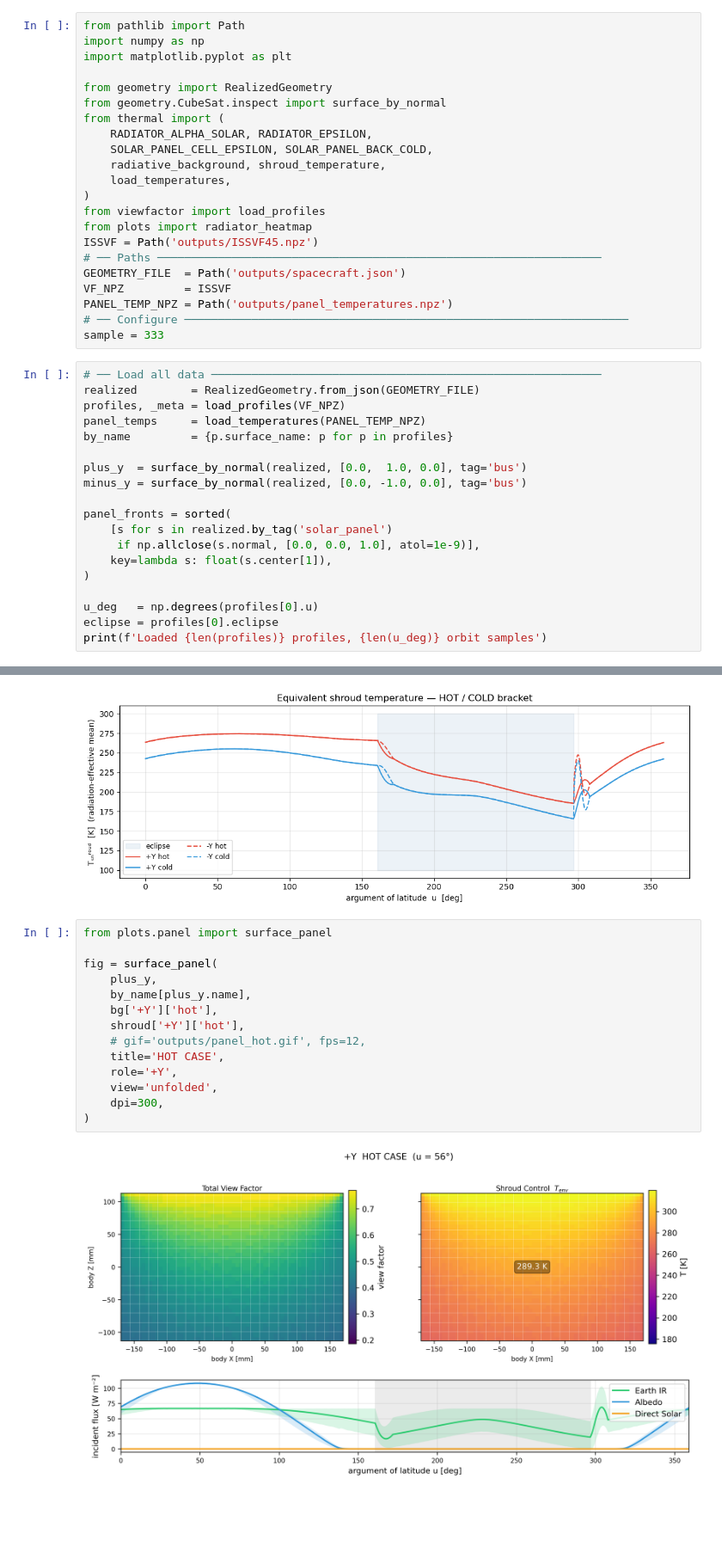
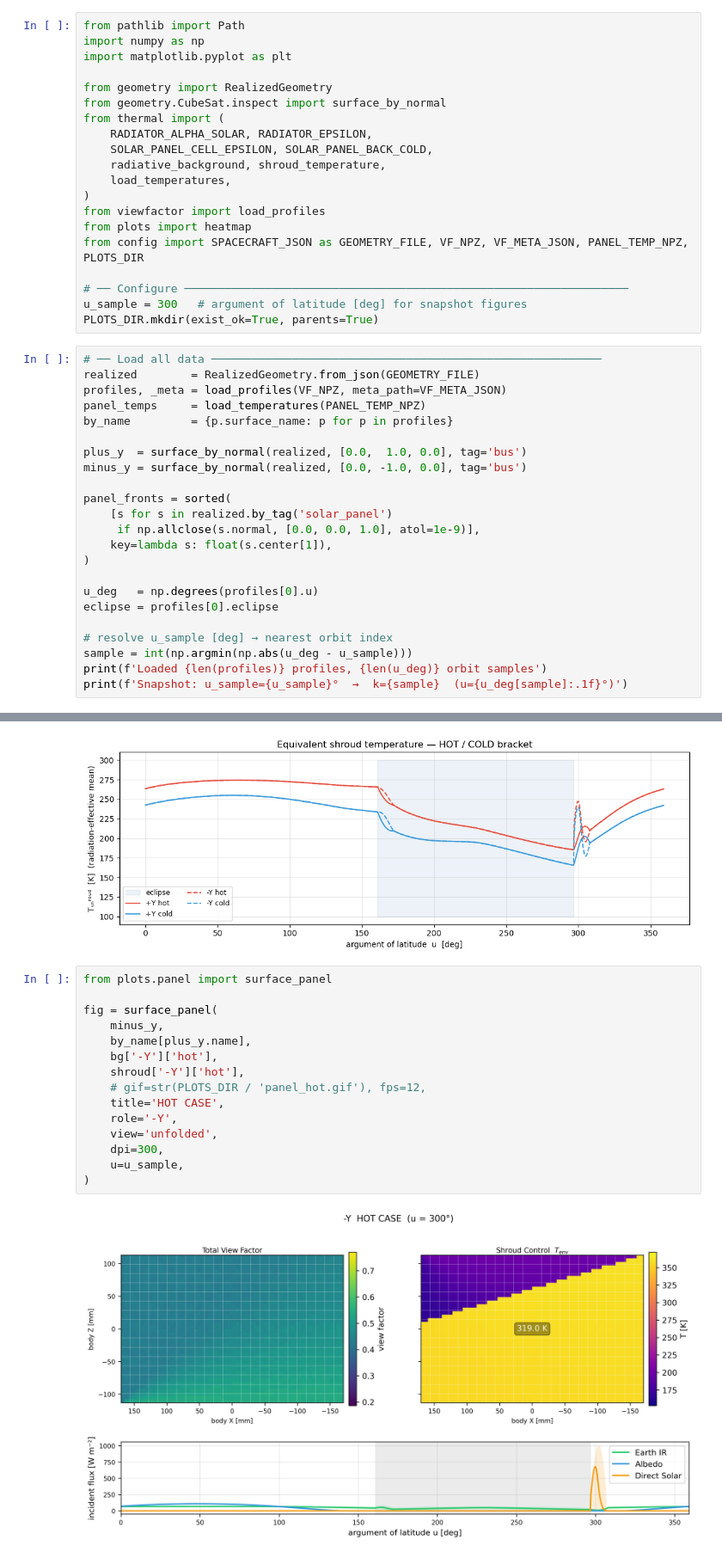
Before and after one commit to phi-a/GeometryPropagator, a Jupyter notebook: run_background.ipynb, the cells around one changed output, grey strips where cells are left out. Shown at 86% size. Drawn from its saved outputs; the diff is of its cells as text; blank space fills up the shorter version.

```diff
--- a/run_background.ipynb
+++ b/run_background.ipynb
@@ -18,18 +18,16 @@ from thermal import (
     load_temperatures,
 )
 from viewfactor import load_profiles
-from plots import radiator_heatmap
-ISSVF = Path('outputs/ISSVF45.npz')
-# ── Paths ──────────────────────────────────────────────────────────────────
-GEOMETRY_FILE  = Path('outputs/spacecraft.json')
-VF_NPZ         = ISSVF
-PANEL_TEMP_NPZ = Path('outputs/panel_temperatures.npz')
+from plots import heatmap
+from config import SPACECRAFT_JSON as GEOMETRY_FILE, VF_NPZ, VF_META_JSON, PANEL_TEMP_NPZ, PLOTS_DIR
+
 # ── Configure ──────────────────────────────────────────────────────────────────
-sample = 333
+u_sample = 300   # argument of latitude [deg] for snapshot figures
+PLOTS_DIR.mkdir(exist_ok=True, parents=True)
 # %%
 # ── Load all data ──────────────────────────────────────────────────────────
 realized        = RealizedGeometry.from_json(GEOMETRY_FILE)
-profiles, _meta = load_profiles(VF_NPZ)
+profiles, _meta = load_profiles(VF_NPZ, meta_path=VF_META_JSON)
 panel_temps     = load_temperatures(PANEL_TEMP_NPZ)
 by_name         = {p.surface_name: p for p in profiles}
 
@@ -44,6 +42,10 @@ panel_fronts = sorted(
 
 u_deg   = np.degrees(profiles[0].u)
 eclipse = profiles[0].eclipse
+
+# resolve u_sample [deg] → nearest orbit index
+sample = int(np.argmin(np.abs(u_deg - u_sample)))
 print(f'Loaded {len(profiles)} profiles, {len(u_deg)} orbit samples')
+print(f'Snapshot: u_sample={u_sample}°  →  k={sample}  (u={u_deg[sample]:.1f}°)')
 # %% [output]
 Loaded 14 profiles, 410 orbit samples
@@ -190,16 +183,17 @@ plt.show()
 # %%
 from plots.panel import surface_panel
 
 fig = surface_panel(
-    plus_y,
+    minus_y,
     by_name[plus_y.name],
-    bg['+Y']['hot'],
-    shroud['+Y']['hot'],
-    # gif='outputs/panel_hot.gif', fps=12,
+    bg['-Y']['hot'],
+    shroud['-Y']['hot'],
+    # gif=str(PLOTS_DIR / 'panel_hot.gif'), fps=12,
     title='HOT CASE',
-    role='+Y',
+    role='-Y',
     view='unfolded',
     dpi=300,
+    u=u_sample,
 )
 # %% [output]
-[figure, old version]
+[figure, new version]
```
Also changed, not shown: parts of 7 cells of this notebook, 6 other files.
